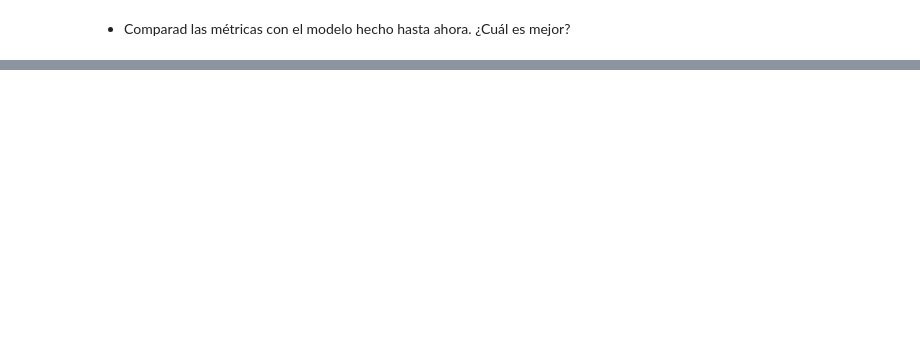
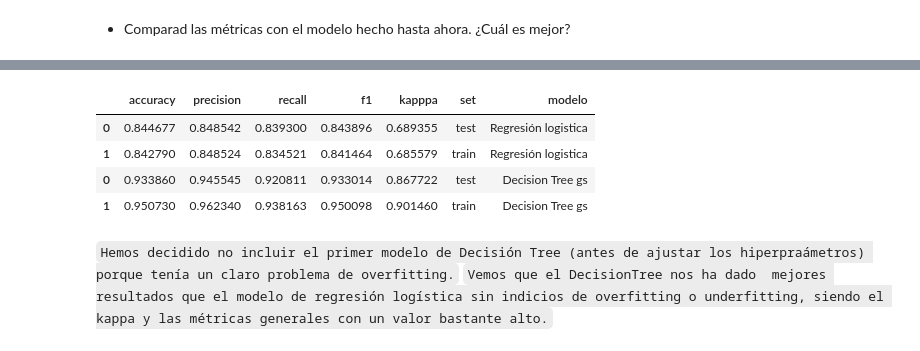
Before and after one commit to Adalab/promo-d-da-modulo3-sprint1-elisa-lidya, a Jupyter notebook: regresion-logistica/V-pair-regresion-logistica-decision-tree.ipynb, the cells around one changed output, grey strips where cells are left out. Cells and saved outputs as stored; diff of their text form; code cells hidden in the pictures; blank space fills up the shorter version.

Commit message:
terminamos pair DecisionTree

```diff
--- a/regresion-logistica/V-pair-regresion-logistica-decision-tree.ipynb
+++ b/regresion-logistica/V-pair-regresion-logistica-decision-tree.ipynb
@@ -44,0 +111,8 @@ df.head()
+# %%
+gs = GridSearchCV(
+            estimator=DecisionTreeClassifier(random_state= 42),
+            param_grid= param,
+            cv=10,
+            verbose=-1)
+# %%
+gs.fit(x_train, y_train)
@@ -44,0 +132,14 @@ df.head()
+# %%
+arbol2 = DecisionTreeClassifier(max_depth=25, max_features=5, min_samples_leaf=10,
+                       min_samples_split=10, random_state=42)
+
+arbol2.fit(x_train, y_train)
+
+
+# hacemos las predicciones
+
+y_pred_test_gs= arbol2.predict(x_test)
+y_pred_train_gs = arbol2.predict(x_train)
+# %%
+dt_results_gs = metricas(y_test, y_pred_test_gs, y_train, y_pred_train_gs, "Decision Tree gs")
+dt_results_gs
@@ -49,0 +159,14 @@ resultados_metricas.head()
+# %%
+# unimos el df con los resultados del modelo de regresión logística
+
+resultados_metricas = pd.concat([resultados_metricas, dt_results_gs], axis = 0)
+resultados_metricas
+# %% [output]
+|  | accuracy | precision | recall | f1 | kapppa | set | modelo |
+| 0 | 0.844677 | 0.848542 | 0.839300 | 0.843896 | 0.689355 | test | Regresión logistica |
+| 1 | 0.842790 | 0.848524 | 0.834521 | 0.841464 | 0.685579 | train | Regresión logistica |
+| 0 | 0.933860 | 0.945545 | 0.920811 | 0.933014 | 0.867722 | test | Decision Tree gs |
+| 1 | 0.950730 | 0.962340 | 0.938163 | 0.950098 | 0.901460 | train | Decision Tree gs |
+# %% [markdown]
+`Hemos decidido no incluir el primer modelo de Decisión Tree (antes de ajustar los hiperpraámetros) porque tenía un claro problema de overfitting.`
+`Vemos que el DecisionTree nos ha dado  mejores resultados que el modelo de regresión logística sin indicios de overfitting o underfitting, siendo el kappa y las métricas generales con un valor bastante alto.`
```
Also changed, not shown: parts of 9 cells of this notebook.
